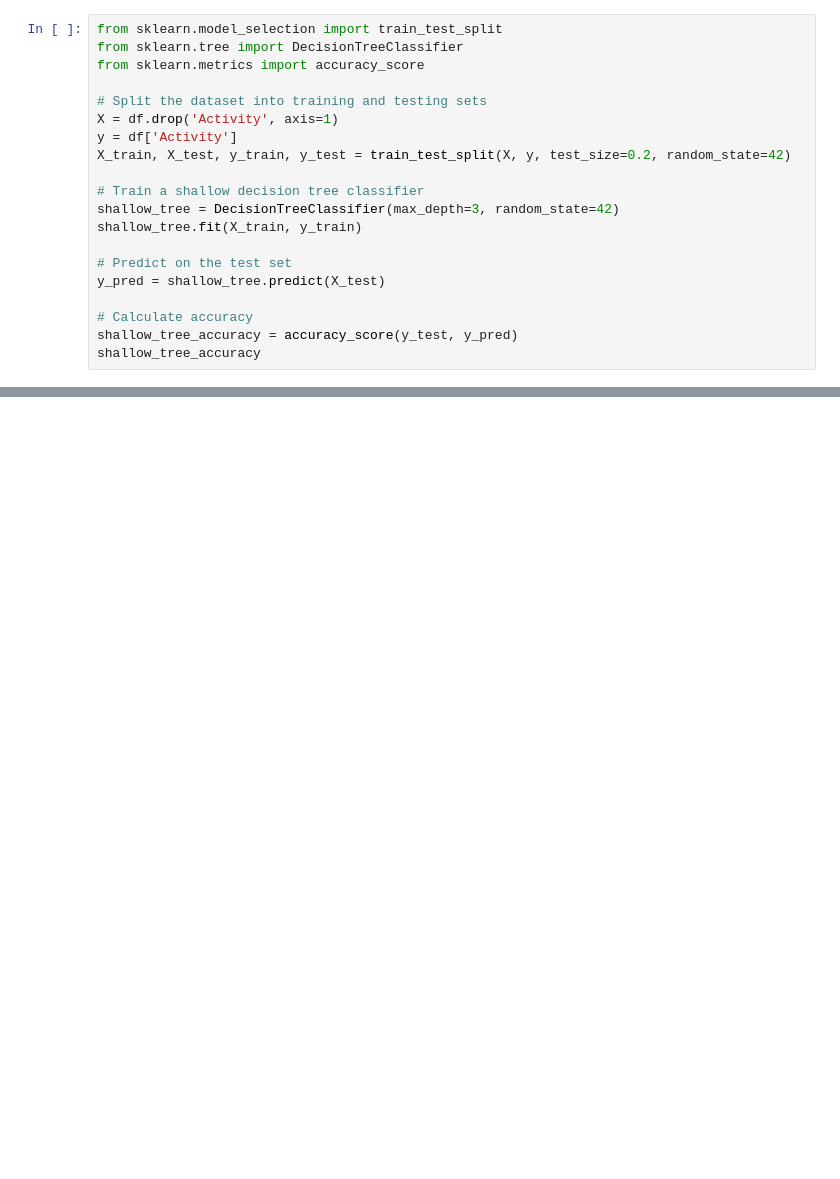
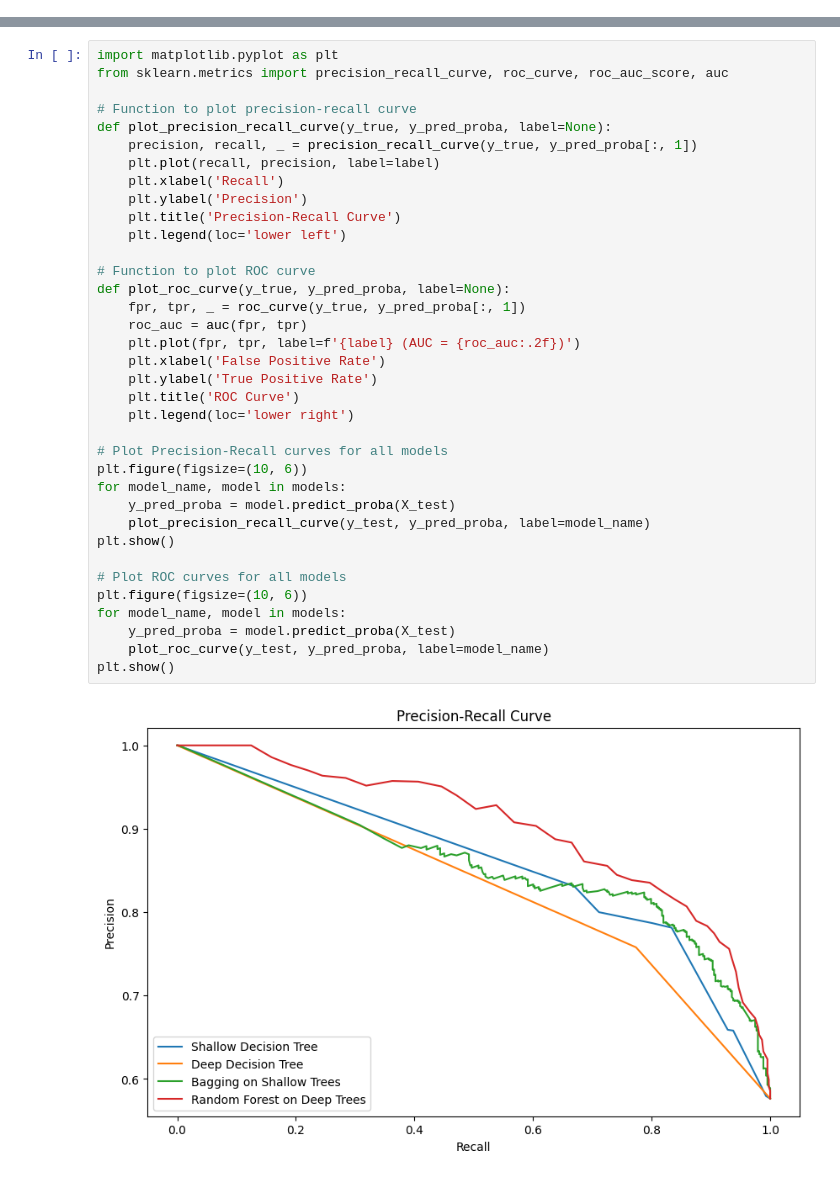
Before and after one commit to Eniark698/Machine-Learning, a Jupyter notebook: ToML/lab1.ipynb, the cells around one changed output, grey strips where cells are left out. Drawn from its saved outputs; the diff is of its cells as text; blank space fills up the shorter version.

Commit message:
changes in 1st lab of ToML, added all models and changed last task

```diff
--- a/ToML/lab1.ipynb
+++ b/ToML/lab1.ipynb
@@ -18,20 +0,0 @@ df.head()
-# %%
-from sklearn.model_selection import train_test_split
-from sklearn.tree import DecisionTreeClassifier
-from sklearn.metrics import accuracy_score
-
-# Split the dataset into training and testing sets
-X = df.drop('Activity', axis=1)
-y = df['Activity']
-X_train, X_test, y_train, y_test = train_test_split(X, y, test_size=0.2, random_state=42)
-
-# Train a shallow decision tree classifier
-shallow_tree = DecisionTreeClassifier(max_depth=3, random_state=42)
-shallow_tree.fit(X_train, y_train)
-
-# Predict on the test set
-y_pred = shallow_tree.predict(X_test)
-
-# Calculate accuracy
-shallow_tree_accuracy = accuracy_score(y_test, y_pred)
-shallow_tree_accuracy
@@ -132,0 +91,38 @@ metrics_logistic
+# %%
+import matplotlib.pyplot as plt
+from sklearn.metrics import precision_recall_curve, roc_curve, roc_auc_score, auc
+
+# Function to plot precision-recall curve
+def plot_precision_recall_curve(y_true, y_pred_proba, label=None):
+    precision, recall, _ = precision_recall_curve(y_true, y_pred_proba[:, 1])
+    plt.plot(recall, precision, label=label)
+    plt.xlabel('Recall')
+    plt.ylabel('Precision')
+    plt.title('Precision-Recall Curve')
+    plt.legend(loc='lower left')
+
+# Function to plot ROC curve
+def plot_roc_curve(y_true, y_pred_proba, label=None):
+    fpr, tpr, _ = roc_curve(y_true, y_pred_proba[:, 1])
+    roc_auc = auc(fpr, tpr)
+    plt.plot(fpr, tpr, label=f'{label} (AUC = {roc_auc:.2f})')
+    plt.xlabel('False Positive Rate')
+    plt.ylabel('True Positive Rate')
+    plt.title('ROC Curve')
+    plt.legend(loc='lower right')
+
+# Plot Precision-Recall curves for all models
+plt.figure(figsize=(10, 6))
+for model_name, model in models:
+    y_pred_proba = model.predict_proba(X_test)
+    plot_precision_recall_curve(y_test, y_pred_proba, label=model_name)
+plt.show()
+
+# Plot ROC curves for all models
+plt.figure(figsize=(10, 6))
+for model_name, model in models:
+    y_pred_proba = model.predict_proba(X_test)
+    plot_roc_curve(y_test, y_pred_proba, label=model_name)
+plt.show()
+# %% [output]
+[figure, added]
```
Also changed, not shown: parts of 11 cells of this notebook.
